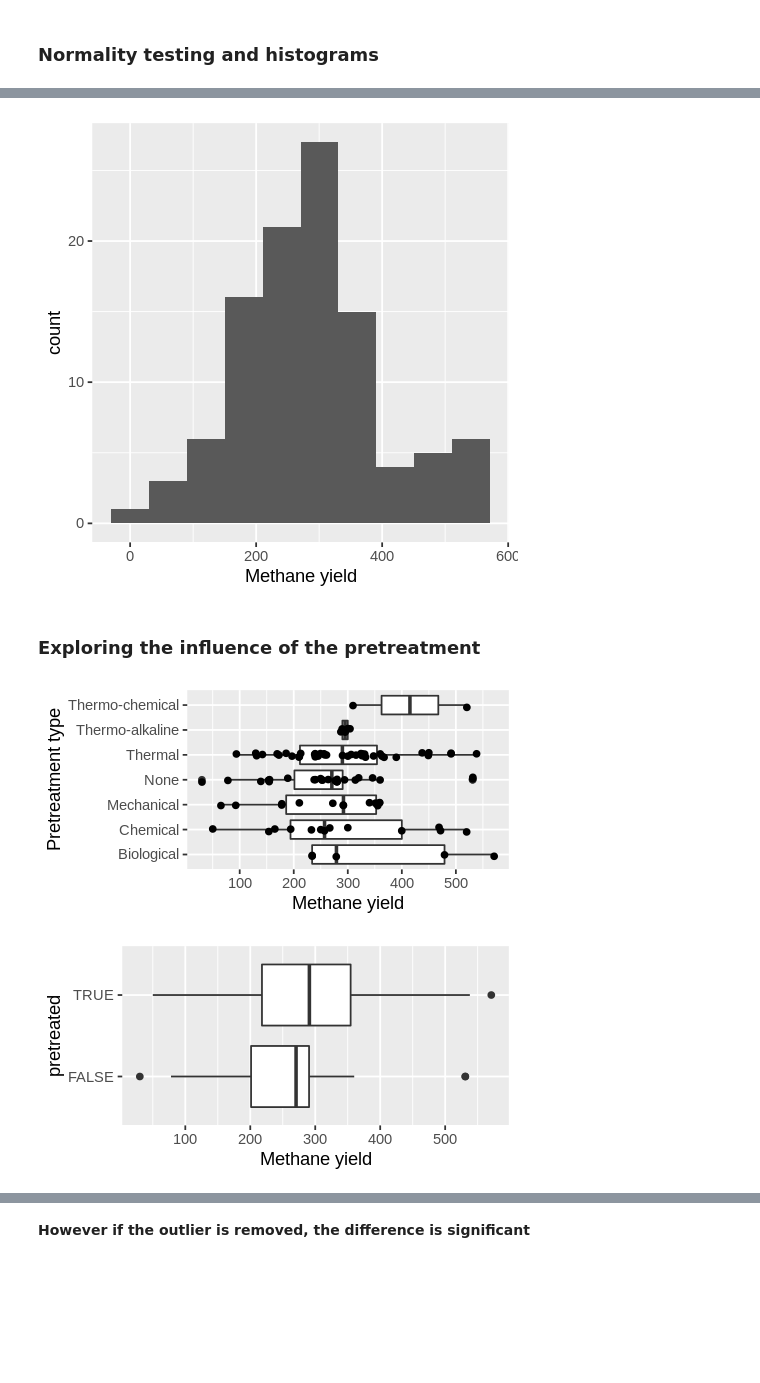
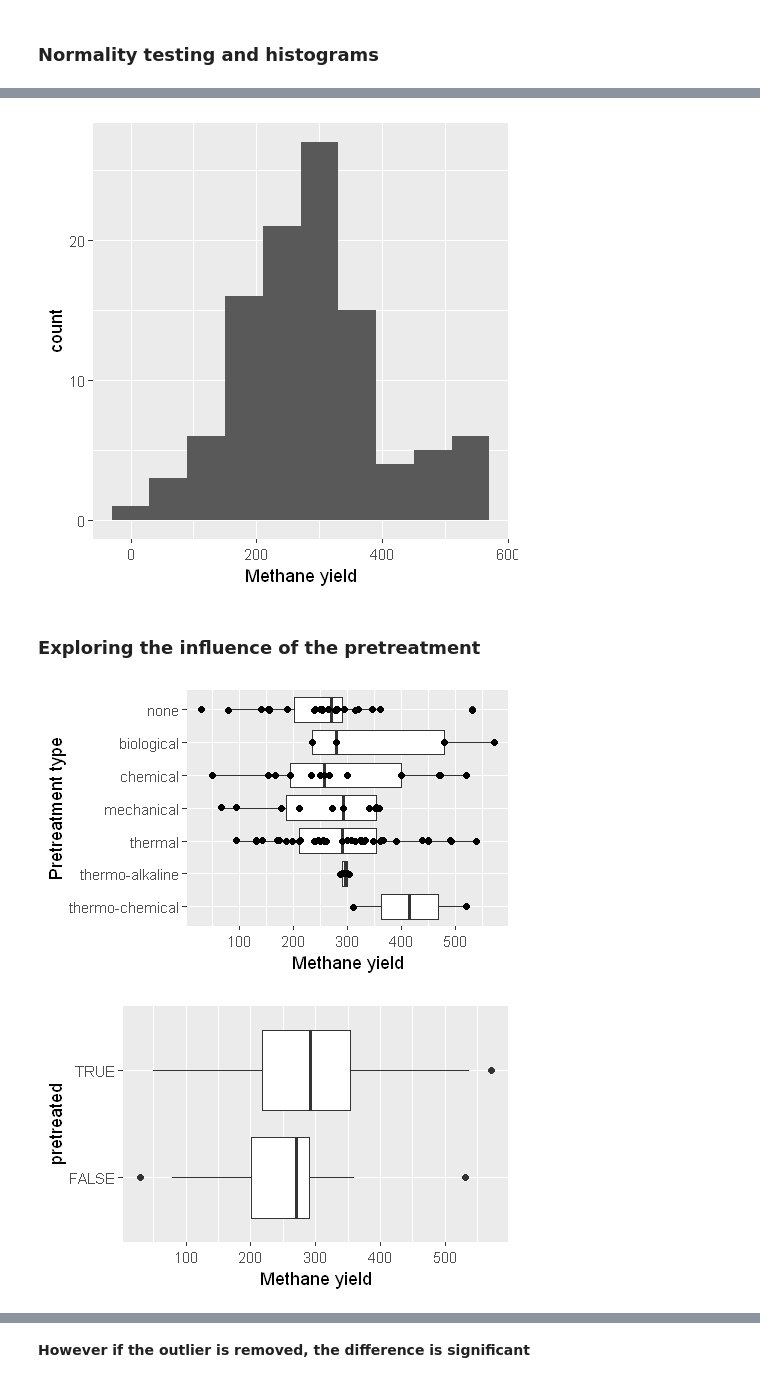
Before and after one commit to WojciechArtichowicz/small_data_science_projects, a Jupyter notebook: r/methane_yield_analysis.ipynb, the cells around one changed output, grey strips where cells are left out. Drawn from its saved outputs; the diff is of its cells as text; code cells hidden in the pictures; blank space fills up the shorter version.

Commit message:
methane yield update (1)

```diff
--- a/r/methane_yield_analysis.ipynb
+++ b/r/methane_yield_analysis.ipynb
@@ -53,0 +37,14 @@ head(df)
+# %%
+df <- read.xlsx('Biogas _Tableau_prepared.xlsx',sheet = 1)
+nrow(df)
+df$Substrate <- factor(df$Substrate,ordered = TRUE , levels = rev(c('chicken manure', 'cow manure', 'pig manure','horse manure', 'mink manure', 'sewage sludge', 'food waste',
+  'fruit/vegetable waste','microalgal biomass', 'meadow grass silage', 'harvested meadow grass', 'napier grass',
+  'spruce', 'birch', 'sugar beet', 'straw','oat straw', 'rice straw', 'corn straw', 'wheat straw', 'soybean straw',
+   'sunflower stalk','sunflower stock' )))
+df$pretreated <- ifelse(df$Pretreatment == "none",FALSE,TRUE)
+df$cosubstrated <- ifelse(df$`Co-substrate` == "none",FALSE,TRUE)
+df$pretreatment <- factor(df$Pretreatment,ordered = TRUE,
+                          levels = rev(c("none", "biological", "chemical", "mechanical", "thermal", "thermo-alkaline","thermo-chemical")))
+df$pretreatment.detail <- factor(df$Pretreatment.detail,ordered = TRUE,
+                                 levels = rev(c("none", "biological", "chemical", "mechanical", "extrusion", "thermal","hydrothermal", "thermo-alkaline","thermo-chemical","steam explosion")))
+head(df)
@@ -64,18 +70,20 @@ W = 0,9743, p-value = 0,0405
 options(repr.plot.width = 4, repr.plot.height = 4)
 ggplot(data=df, aes(df$Methane.yield)) + geom_histogram(bins = round(sqrt(nrow(df)))) + xlab("Methane yield")
 # %% [output]
-[figure, old version]
+[figure, new version]
 # %% [markdown]
 ### Exploring the influence of the pretreatment
 # %%
-options(repr.plot.width = 4, repr.plot.height = 2)
+options(repr.plot.width = 4, repr.plot.height = 2.5)
 
-ggplot(data=df, aes(x = pretreatment_type, y = Methane.yield)) + geom_boxplot() + coord_flip() + geom_jitter(width = 0.1) + ylab("Methane yield") + xlab("Pretreatment type")
+ggplot(data=df) + geom_boxplot(aes(x = pretreatment, y = Methane.yield)) +
+              coord_flip() + geom_jitter(aes(x = pretreatment, y = Methane.yield),width = 0.01) +
+                     ylab("Methane yield") + xlab("Pretreatment type")
 
 ggplot(data=df, aes(x = pretreated, y = df$Methane.yield)) + geom_boxplot() + coord_flip() + ylab("Methane yield")
 # %% [output]
-[figure, old version]
+[figure, new version]
-[figure, old version]
+[figure, new version]
 # %%
 options(repr.plot.width = 6, repr.plot.height = 4)
 ggplot() + geom_histogram(alpha = 0.5, aes(df[df$pretreated == TRUE,]$Methane.yield, y = ..density.., fill = "pretreated"), bins = 10) + geom_histogram(alpha = 0.5, aes(df[df$pretreated == FALSE,]$Methane.yield, y = ..density.., fill = "not pretreated"), bins = 10) + xlab("Methane yield")
```
Also changed, not shown: parts of 28 cells of this notebook.
